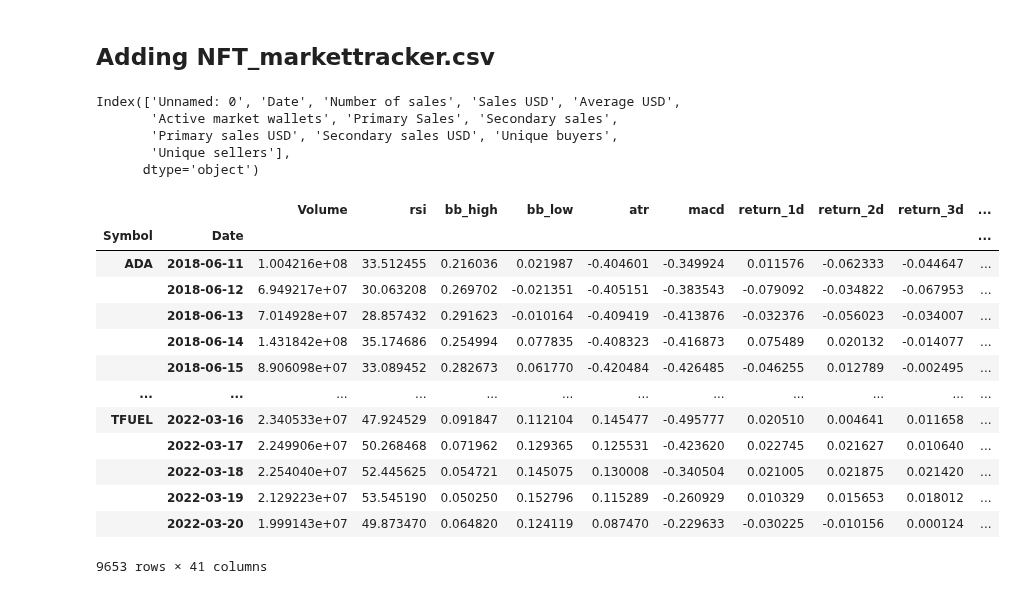
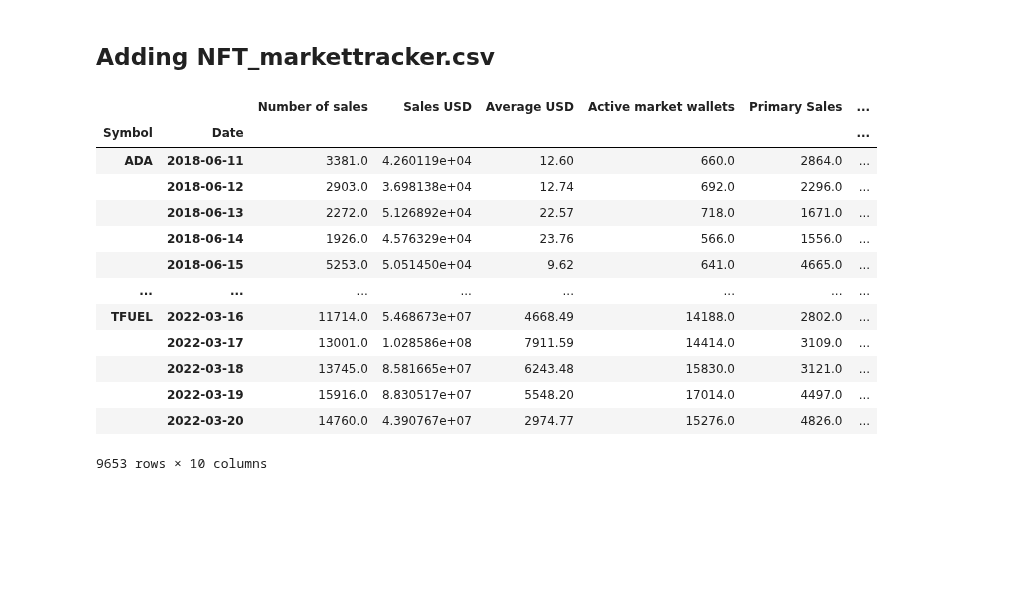
Before and after one commit to amicha02/ape_mining, a Jupyter notebook: notebooks/2.0-dv-ols-forest.ipynb, the cells around one changed output. Drawn from its saved outputs; the diff is of its cells as text; code cells hidden in the pictures; blank space fills up the shorter version.

Commit message:
adding nf table

```diff
--- a/notebooks/2.0-dv-ols-forest.ipynb
+++ b/notebooks/2.0-dv-ols-forest.ipynb
@@ -395,12 +395,4 @@ plot_preds_scatter(rf_predictions)
 # %% [markdown]
 ## Adding NFT_markettracker.csv
 # %%
-df2 = pd.read_csv("/Users/dashavasileva/Desktop/ape_mining/data/NFT_markettracker.csv")
+nf_df = pd.read_csv("/Users/dashavasileva/Desktop/ape_mining/data/NFT_markettracker.csv")
-# %%
-df2.columns
-# %% [output]
-Index(['Unnamed: 0', 'Date', 'Number of sales', 'Sales USD', 'Average USD',
-       'Active market wallets', 'Primary Sales', 'Secondary sales',
-       'Primary sales USD', 'Secondary sales USD', 'Unique buyers',
-       'Unique sellers'],
-      dtype='object')
@@ -409,17 +399,31 @@ df2.drop(['Unnamed: 0'], axis=1, inplace=True)
+# %%
+nf_df.head()
+
+initial_date = df.index.get_level_values("Date")[0]
+end_date = df.index.get_level_values("Date")[-1]
+
+nf_df['Date'] = pd.to_datetime(nf_df['Date'])
+
+nf_df = nf_df[(nf_df["Date"] >= initial_date) & (nf_df["Date"] <= end_date)].drop(nf_df.iloc[:,0:2], axis=1).reset_index().drop("index", axis=1)
+
+tiled_df = pd.DataFrame(np.tile(nf_df, (7,1)), columns=nf_df.columns)
+tiled_df
+
+df[tiled_df.columns] = tiled_df.values
 # %%
-df
+df[tiled_df.columns]
 # %% [output]
-|  |  | Volume | rsi | bb_high | bb_low | atr | macd | return_1d | return_2d | return_3d | ... |
-| Symbol | Date |  |  |  |  |  |  |  |  |  | ... |
-| ADA | 2018-06-11 | 1.004216e+08 | 33.512455 | 0.216036 | 0.021987 | -0.404601 | -0.349924 | 0.011576 | -0.062333 | -0.044647 | ... |
-|  | 2018-06-12 | 6.949217e+07 | 30.063208 | 0.269702 | -0.021351 | -0.405151 | -0.383543 | -0.079092 | -0.034822 | -0.067953 | ... |
-|  | 2018-06-13 | 7.014928e+07 | 28.857432 | 0.291623 | -0.010164 | -0.409419 | -0.413876 | -0.032376 | -0.056023 | -0.034007 | ... |
-|  | 2018-06-14 | 1.431842e+08 | 35.174686 | 0.254994 | 0.077835 | -0.408323 | -0.416873 | 0.075489 | 0.020132 | -0.014077 | ... |
-|  | 2018-06-15 | 8.906098e+07 | 33.089452 | 0.282673 | 0.061770 | -0.420484 | -0.426485 | -0.046255 | 0.012789 | -0.002495 | ... |
-| ... | ... | ... | ... | ... | ... | ... | ... | ... | ... | ... | ... |
-| TFUEL | 2022-03-16 | 2.340533e+07 | 47.924529 | 0.091847 | 0.112104 | 0.145477 | -0.495777 | 0.020510 | 0.004641 | 0.011658 | ... |
-|  | 2022-03-17 | 2.249906e+07 | 50.268468 | 0.071962 | 0.129365 | 0.125531 | -0.423620 | 0.022745 | 0.021627 | 0.010640 | ... |
-|  | 2022-03-18 | 2.254040e+07 | 52.445625 | 0.054721 | 0.145075 | 0.130008 | -0.340504 | 0.021005 | 0.021875 | 0.021420 | ... |
-|  | 2022-03-19 | 2.129223e+07 | 53.545190 | 0.050250 | 0.152796 | 0.115289 | -0.260929 | 0.010329 | 0.015653 | 0.018012 | ... |
-|  | 2022-03-20 | 1.999143e+07 | 49.873470 | 0.064820 | 0.124119 | 0.087470 | -0.229633 | -0.030225 | -0.010156 | 0.000124 | ... |
+|  |  | Number of sales | Sales USD | Average USD | Active market wallets | Primary Sales | ... |
+| Symbol | Date |  |  |  |  |  | ... |
+| ADA | 2018-06-11 | 3381.0 | 4.260119e+04 | 12.60 | 660.0 | 2864.0 | ... |
+|  | 2018-06-12 | 2903.0 | 3.698138e+04 | 12.74 | 692.0 | 2296.0 | ... |
+|  | 2018-06-13 | 2272.0 | 5.126892e+04 | 22.57 | 718.0 | 1671.0 | ... |
+|  | 2018-06-14 | 1926.0 | 4.576329e+04 | 23.76 | 566.0 | 1556.0 | ... |
+|  | 2018-06-15 | 5253.0 | 5.051450e+04 | 9.62 | 641.0 | 4665.0 | ... |
+| ... | ... | ... | ... | ... | ... | ... | ... |
+| TFUEL | 2022-03-16 | 11714.0 | 5.468673e+07 | 4668.49 | 14188.0 | 2802.0 | ... |
+|  | 2022-03-17 | 13001.0 | 1.028586e+08 | 7911.59 | 14414.0 | 3109.0 | ... |
+|  | 2022-03-18 | 13745.0 | 8.581665e+07 | 6243.48 | 15830.0 | 3121.0 | ... |
+|  | 2022-03-19 | 15916.0 | 8.830517e+07 | 5548.20 | 17014.0 | 4497.0 | ... |
+|  | 2022-03-20 | 14760.0 | 4.390767e+07 | 2974.77 | 15276.0 | 4826.0 | ... |
-9653 rows × 41 columns
+9653 rows × 10 columns
```
Also changed, not shown: parts of 20 cells of this notebook.
